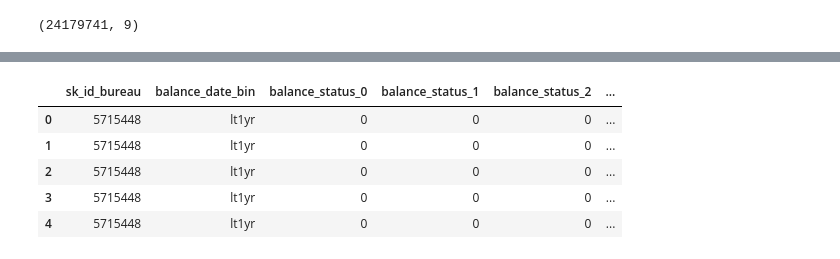
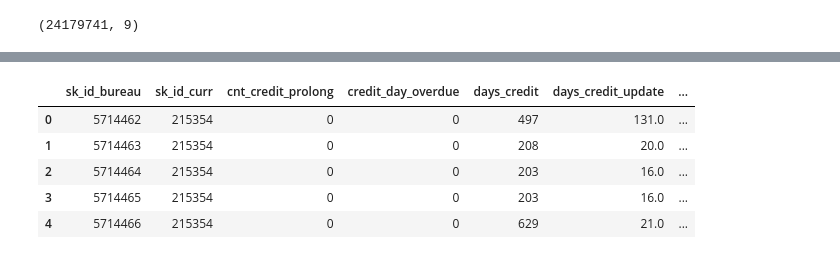
Before and after one commit to rshap91/home_credit_loans, a Jupyter notebook: Bureau_Balances.ipynb, the cells around one changed output, grey strips where cells are left out. Drawn from its saved outputs; the diff is of its cells as text; code cells hidden in the pictures.

```diff
--- a/Bureau_Balances.ipynb
+++ b/Bureau_Balances.ipynb
@@ -379,0 +382,4 @@ bureau_balances.shape
+# %%
+# counts of statuses by date bin
+agg_stati = bureau_balances.groupby(['sk_id_bureau','balance_date_bin']).sum().unstack(1).fillna(0)
+agg_stati.shape
@@ -379,0 +388,7 @@ bureau_balances.shape
+# %%
+agg_stati.columns = [
+    '_'.join(tup) for tup in
+    zip(agg_stati.columns.get_level_values(0).tolist(), agg_stati.columns.get_level_values(1).tolist())
+]
+
+agg_stati.reset_index(inplace=True)
@@ -380,4 +404,5 @@ bureau_balances.shape
 # %%
-bureau_mrgd = bureau_balances.merge(bureau, 'left', ['sk_id_bureau'])
+# Merge
+bureau_mrgd = bureau.merge(agg_stati, 'left', ['sk_id_bureau'])
 bureau_mrgd.shape
 # %% [output]
@@ -405,12 +432,13 @@ dtype: int64
-# %%
-# need to pivot by date-bin with sk_id_curr as index
-bureau_mrgd.head()
-# %% [output]
-|  | sk_id_bureau | balance_date_bin | balance_status_0 | balance_status_1 | balance_status_2 | ... |
-| 0 | 5715448 | lt1yr | 0 | 0 | 0 | ... |
-| 1 | 5715448 | lt1yr | 0 | 0 | 0 | ... |
-| 2 | 5715448 | lt1yr | 0 | 0 | 0 | ... |
-| 3 | 5715448 | lt1yr | 0 | 0 | 0 | ... |
-| 4 | 5715448 | lt1yr | 0 | 0 | 0 | ... |
+# %%
+# medians of balance statuses to fill nas
+status_medians = bureau_mrgd[bureau_mrgd.isnull().sum()[bureau_mrgd.isnull().sum()>0].index.tolist()].median()
+bureau_mrgd.fillna(status_medians,inplace=True)
 # %%
-bureau_mrgd.col
+bureau_mrgd.head()
+# %% [output]
+|  | sk_id_bureau | sk_id_curr | cnt_credit_prolong | credit_day_overdue | days_credit | days_credit_update | ... |
+| 0 | 5714462 | 215354 | 0 | 0 | 497 | 131.0 | ... |
+| 1 | 5714463 | 215354 | 0 | 0 | 208 | 20.0 | ... |
+| 2 | 5714464 | 215354 | 0 | 0 | 203 | 16.0 | ... |
+| 3 | 5714465 | 215354 | 0 | 0 | 203 | 16.0 | ... |
+| 4 | 5714466 | 215354 | 0 | 0 | 629 | 21.0 | ... |
```
Also changed, not shown: parts of 14 cells of this notebook, 2 other files.
